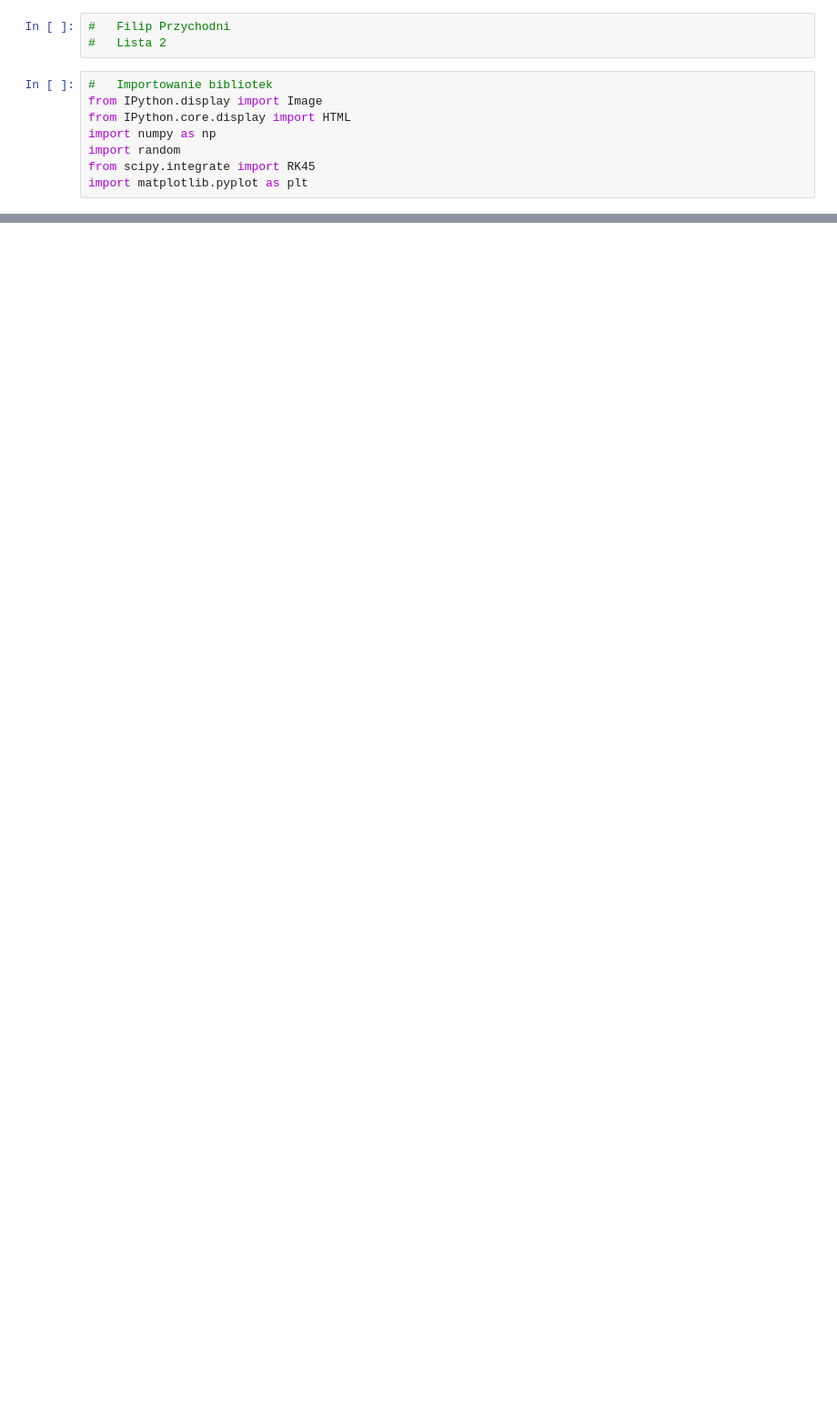
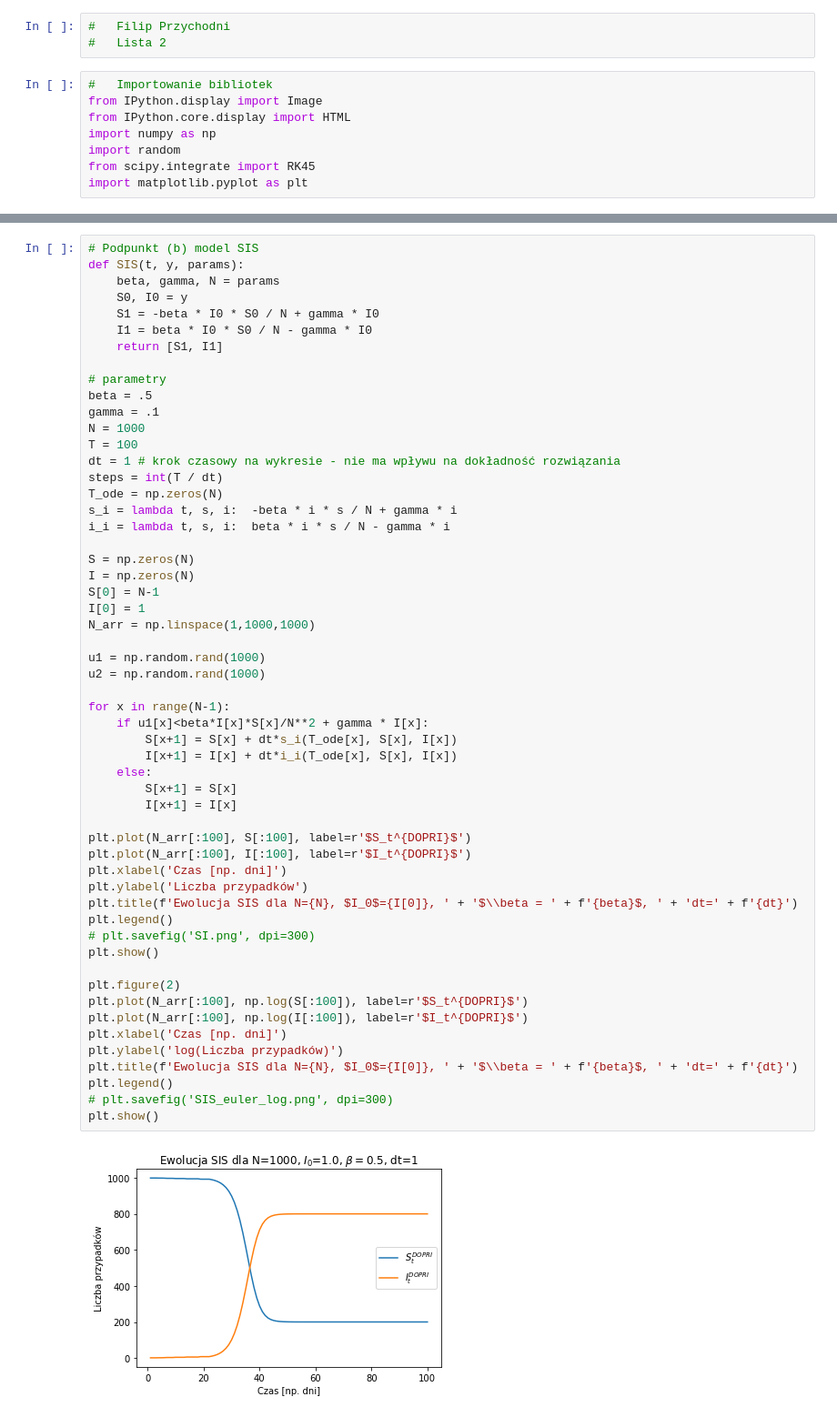
Before and after one commit to VGFP/Stochastic-modeling, a Jupyter notebook: List2.ipynb, the cells around one changed output, grey strips where cells are left out. Shown at 91% size. Drawn from its saved outputs; the diff is of its cells as text; blank space fills up the shorter version.

```diff
--- a/List2.ipynb
+++ b/List2.ipynb
@@ -247,0 +760,57 @@ plt.show()
+# %%
+# Podpunkt (b) model SIS
+def SIS(t, y, params):
+    beta, gamma, N = params
+    S0, I0 = y
+    S1 = -beta * I0 * S0 / N + gamma * I0
+    I1 = beta * I0 * S0 / N - gamma * I0
+    return [S1, I1]
+
+# parametry
+beta = .5
+gamma = .1
+N = 1000
+T = 100
+dt = 1 # krok czasowy na wykresie - nie ma wpływu na dokładność rozwiązania
+steps = int(T / dt)
+T_ode = np.zeros(N)
+s_i = lambda t, s, i:  -beta * i * s / N + gamma * i
+i_i = lambda t, s, i:  beta * i * s / N - gamma * i
+
+S = np.zeros(N)
+I = np.zeros(N)
+S[0] = N-1
+I[0] = 1
+N_arr = np.linspace(1,1000,1000)
+
+u1 = np.random.rand(1000)
+u2 = np.random.rand(1000)
+
+for x in range(N-1):
+    if u1[x]<beta*I[x]*S[x]/N**2 + gamma * I[x]:
+        S[x+1] = S[x] + dt*s_i(T_ode[x], S[x], I[x])
+        I[x+1] = I[x] + dt*i_i(T_ode[x], S[x], I[x])
+    else:
+        S[x+1] = S[x]
+        I[x+1] = I[x]
+
+plt.plot(N_arr[:100], S[:100], label=r'$S_t^{DOPRI}$')
+plt.plot(N_arr[:100], I[:100], label=r'$I_t^{DOPRI}$')
+plt.xlabel('Czas [np. dni]')
+plt.ylabel('Liczba przypadków')
+plt.title(f'Ewolucja SIS dla N={N}, $I_0$={I[0]}, ' + '$\\beta = ' + f'{beta}$, ' + 'dt=' + f'{dt}')
+plt.legend()
+# plt.savefig('SI.png', dpi=300)
+plt.show()
+
+plt.figure(2)
+plt.plot(N_arr[:100], np.log(S[:100]), label=r'$S_t^{DOPRI}$')
+plt.plot(N_arr[:100], np.log(I[:100]), label=r'$I_t^{DOPRI}$')
+plt.xlabel('Czas [np. dni]')
+plt.ylabel('log(Liczba przypadków)')
+plt.title(f'Ewolucja SIS dla N={N}, $I_0$={I[0]}, ' + '$\\beta = ' + f'{beta}$, ' + 'dt=' + f'{dt}')
+plt.legend()
+# plt.savefig('SIS_euler_log.png', dpi=300)
+plt.show()
+# %% [output]
+[figure, added]
```
Also changed, not shown: parts of 30 cells of this notebook.
